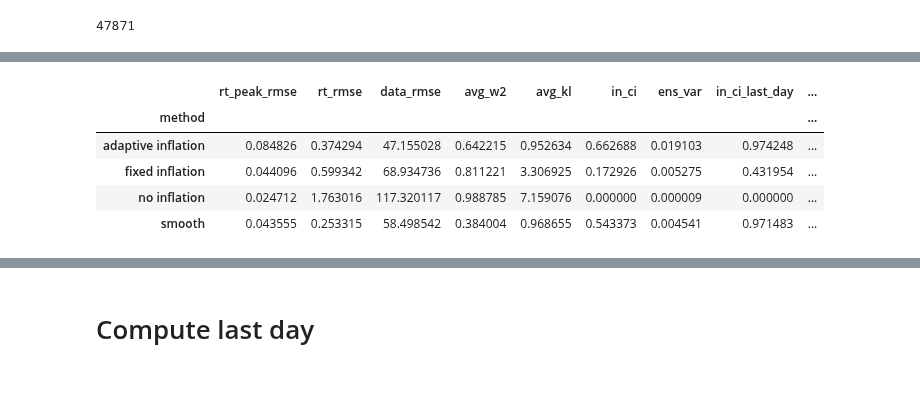
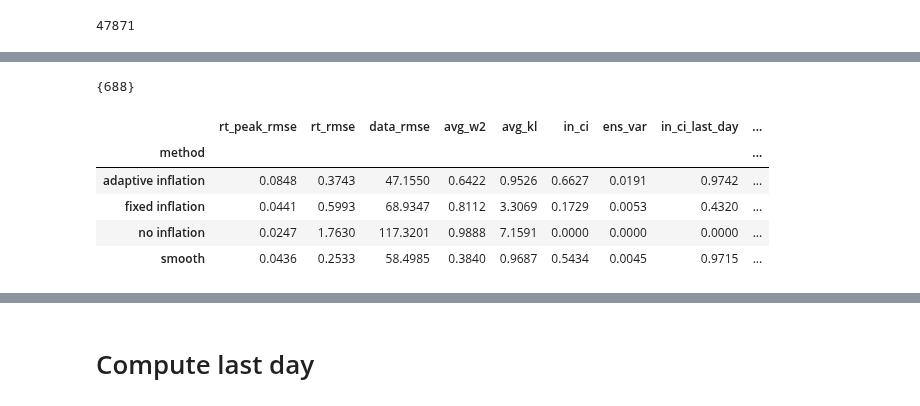
Before and after one commit to hwunrow/epykalman, a Jupyter notebook: src/epyfilter/c2b2/Untitled.ipynb, the cells around one changed output, grey strips where cells are left out. Cells and saved outputs as stored; diff of their text form; code cells hidden in the pictures.

```diff
--- a/src/epyfilter/c2b2/Untitled.ipynb
+++ b/src/epyfilter/c2b2/Untitled.ipynb
@@ -3,12 +3,26 @@ import glob
 import pandas as pd
 import os
 import numpy as np
-
-# dir = "/ifs/scratch/jls106_gp/nhw2114/data/20231025_synthetic_data"
-# files = glob.glob(dir + '/*_eakf_metrics.csv')
+from tqdm import tqdm
+import time
+import matplotlib.pyplot as plt
+from matplotlib.ticker import PercentFormatter
 
 dir = "/ifs/scratch/jls106_gp/nhw2114/data/20231106_synthetic_data"
-files = glob.glob(dir + '/*_eakf_metrics.csv')
+
+eakf_metrics_df = pd.read_csv(dir + '/eakf_metrics_all.csv')
+
+# Epiestim metrics
+files = glob.glob(dir + '/*_epiEstim_metrics.csv')
 print(len(files))
+
+dfs = []
+for file in tqdm(files):
+    df = pd.read_csv(file)
+    param = os.path.basename(file).split("_")[0]
+    df["param"] = param
+    dfs.append(df)
+
+epiestim_metrics_df = pd.concat(dfs, ignore_index=False)
 # %% [output]
 47871
@@ -30,10 +49,14 @@ combined_df = pd.concat(dfs, ignore_index=False)
+# %%
+set(pd.read_csv('good_param_list.csv')['param']) - set(int(p) for p in epiestim_metrics_df['param'].unique())
+# %% [output]
+{688}
 # %%
-combined_df[["method", 'rt_peak_rmse', 'rt_rmse', 'data_rmse', 'avg_w2', 'avg_kl',
-       'in_ci', 'ens_var', 'in_ci_last_day', 'ens_var_last_day']].groupby("method").mean()
+eakf_metrics_df[["method", 'rt_peak_rmse', 'rt_rmse', 'data_rmse', 'avg_w2', 'avg_kl',
+                 'in_ci', 'ens_var', 'in_ci_last_day', 'ens_var_last_day']].groupby("method").mean().round(4)
 # %% [output]
 |  | rt_peak_rmse | rt_rmse | data_rmse | avg_w2 | avg_kl | in_ci | ens_var | in_ci_last_day | ... |
 | method |  |  |  |  |  |  |  |  | ... |
-| adaptive inflation | 0.084826 | 0.374294 | 47.155028 | 0.642215 | 0.952634 | 0.662688 | 0.019103 | 0.974248 | ... |
-| fixed inflation | 0.044096 | 0.599342 | 68.934736 | 0.811221 | 3.306925 | 0.172926 | 0.005275 | 0.431954 | ... |
-| no inflation | 0.024712 | 1.763016 | 117.320117 | 0.988785 | 7.159076 | 0.000000 | 0.000009 | 0.000000 | ... |
-| smooth | 0.043555 | 0.253315 | 58.498542 | 0.384004 | 0.968655 | 0.543373 | 0.004541 | 0.971483 | ... |
+| adaptive inflation | 0.0848 | 0.3743 | 47.1550 | 0.6422 | 0.9526 | 0.6627 | 0.0191 | 0.9742 | ... |
+| fixed inflation | 0.0441 | 0.5993 | 68.9347 | 0.8112 | 3.3069 | 0.1729 | 0.0053 | 0.4320 | ... |
+| no inflation | 0.0247 | 1.7630 | 117.3201 | 0.9888 | 7.1591 | 0.0000 | 0.0000 | 0.0000 | ... |
+| smooth | 0.0436 | 0.2533 | 58.4985 | 0.3840 | 0.9687 | 0.5434 | 0.0045 | 0.9715 | ... |
```
Also changed, not shown: parts of 18 cells of this notebook.
